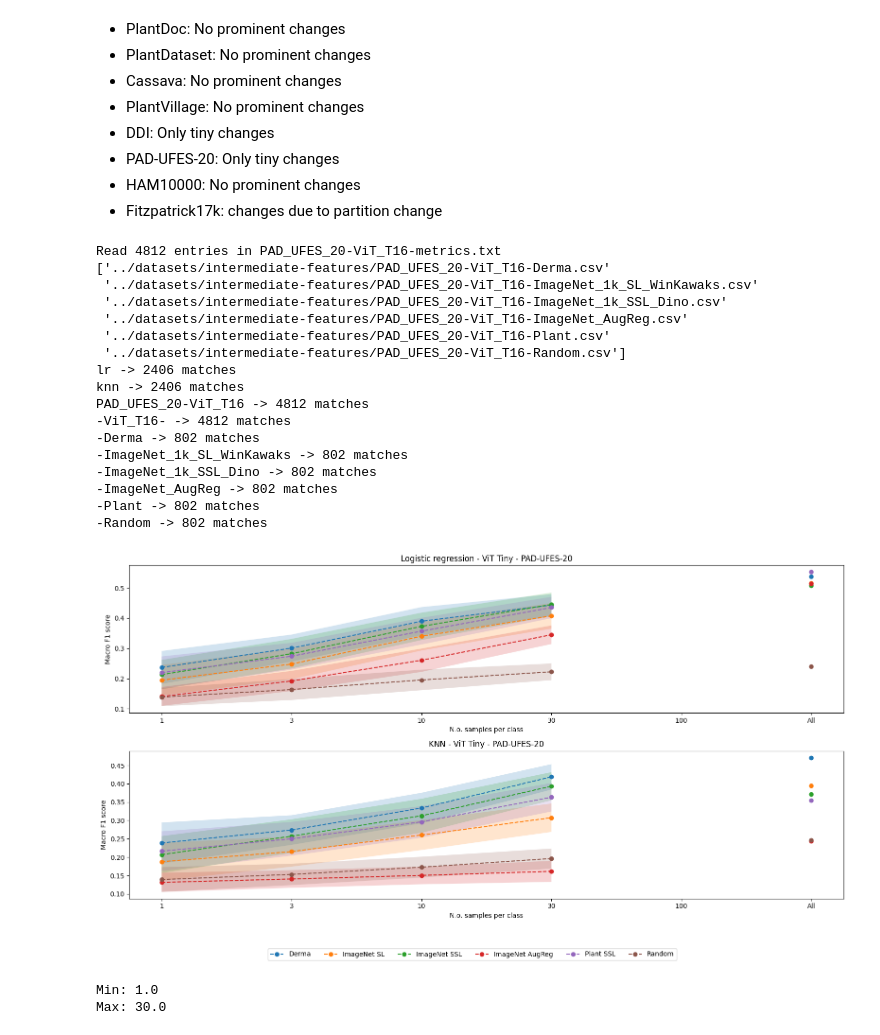
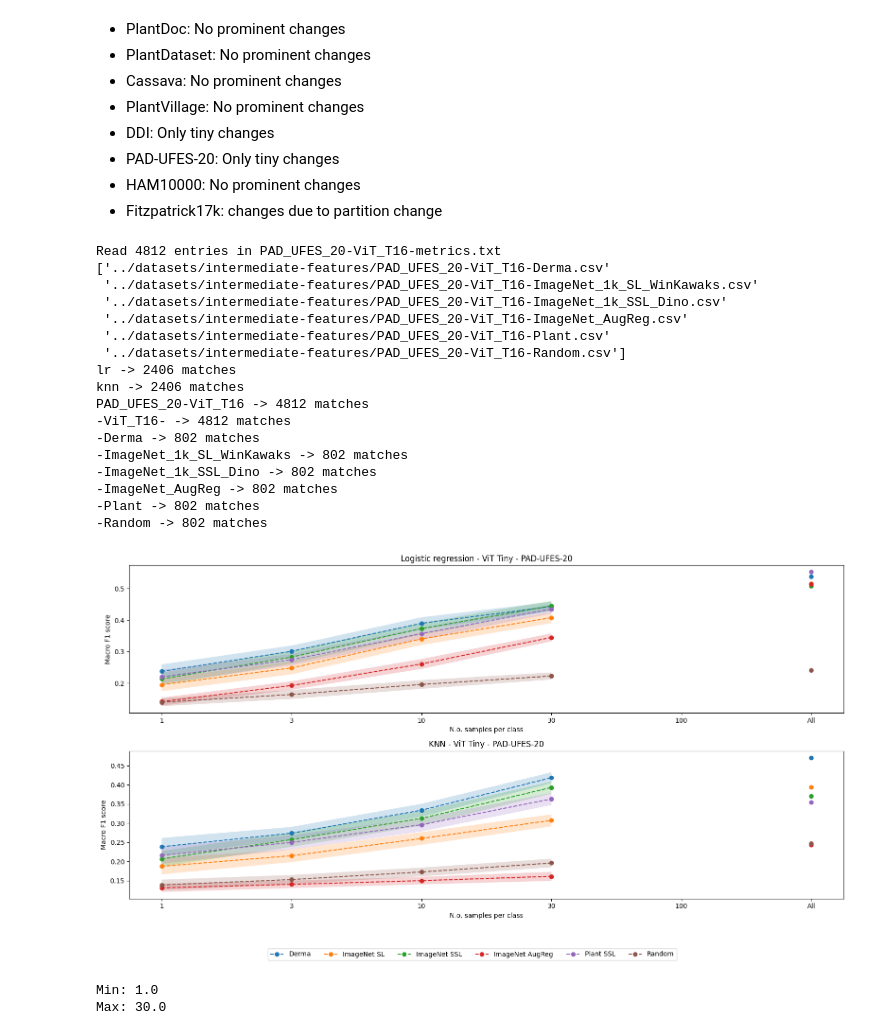
Before and after one commit to AlexanderPeter/thesis, a Jupyter notebook: code/19_plot_diagrams.ipynb, the cells around one changed output. Drawn from its saved outputs; the diff is of its cells as text; code cells hidden in the pictures.

```diff
--- a/code/19_plot_diagrams.ipynb
+++ b/code/19_plot_diagrams.ipynb
@@ -116,10 +116,12 @@ for column, dataset_key in enumerate(dataset_configs):
                 df_val.set_index("number_of_samples", inplace=True)
                 df_val = df_val.reindex(index=x_value_order)
 
+                std_err = df_val["std"] / np.sqrt(len(df_val))
+
                 ax[row][column].fill_between(
                     df_val.index,
-                    df_val["mean"] - df_val["std"],
-                    df_val["mean"] + df_val["std"],
+                    df_val["mean"] - std_err,
+                    df_val["mean"] + std_err,
                     alpha=0.2,
                 )
                 # ax[row][column].plot(df_val["mean"], linestyle='dashed',label=label) # ,label=[label]
@@ -141,32 +143,32 @@ for column, dataset_key in enumerate(dataset_configs):
                 # ax[row][column].set_xlim([xmin, xmax])
                 # ax[row][column].set_ylim([0, 1])
 
 # lines_labels = [ax.get_legend_handles_labels() for ax in fig.axes]
 lines_labels = [fig.axes[0].get_legend_handles_labels()]
 lines, labels = [sum(lol, []) for lol in zip(*lines_labels)]
 fig.tight_layout()
 # fig.legend(lines, labels, loc='lower center', ncol=4)
 fig.legend(
     lines, labels, loc="upper center", bbox_to_anchor=(0.5, -0.05), ncol=len(labels)
 )
 plt.show()
 # %% [output]
 Read 4812 entries in PAD_UFES_20-ViT_T16-metrics.txt
 ['../datasets/intermediate-features/PAD_UFES_20-ViT_T16-Derma.csv'
  '../datasets/intermediate-features/PAD_UFES_20-ViT_T16-ImageNet_1k_SL_WinKawaks.csv'
  '../datasets/intermediate-features/PAD_UFES_20-ViT_T16-ImageNet_1k_SSL_Dino.csv'
  '../datasets/intermediate-features/PAD_UFES_20-ViT_T16-ImageNet_AugReg.csv'
  '../datasets/intermediate-features/PAD_UFES_20-ViT_T16-Plant.csv'
  '../datasets/intermediate-features/PAD_UFES_20-ViT_T16-Random.csv']
 lr -> 2406 matches
 knn -> 2406 matches
 PAD_UFES_20-ViT_T16 -> 4812 matches
 -ViT_T16- -> 4812 matches
 -Derma -> 802 matches
 -ImageNet_1k_SL_WinKawaks -> 802 matches
 -ImageNet_1k_SSL_Dino -> 802 matches
 -ImageNet_AugReg -> 802 matches
 -Plant -> 802 matches
 -Random -> 802 matches
-[figure, old version]
+[figure, new version]
 # %%
```
Also changed, not shown: parts of 3 cells of this notebook, 2 other files.
